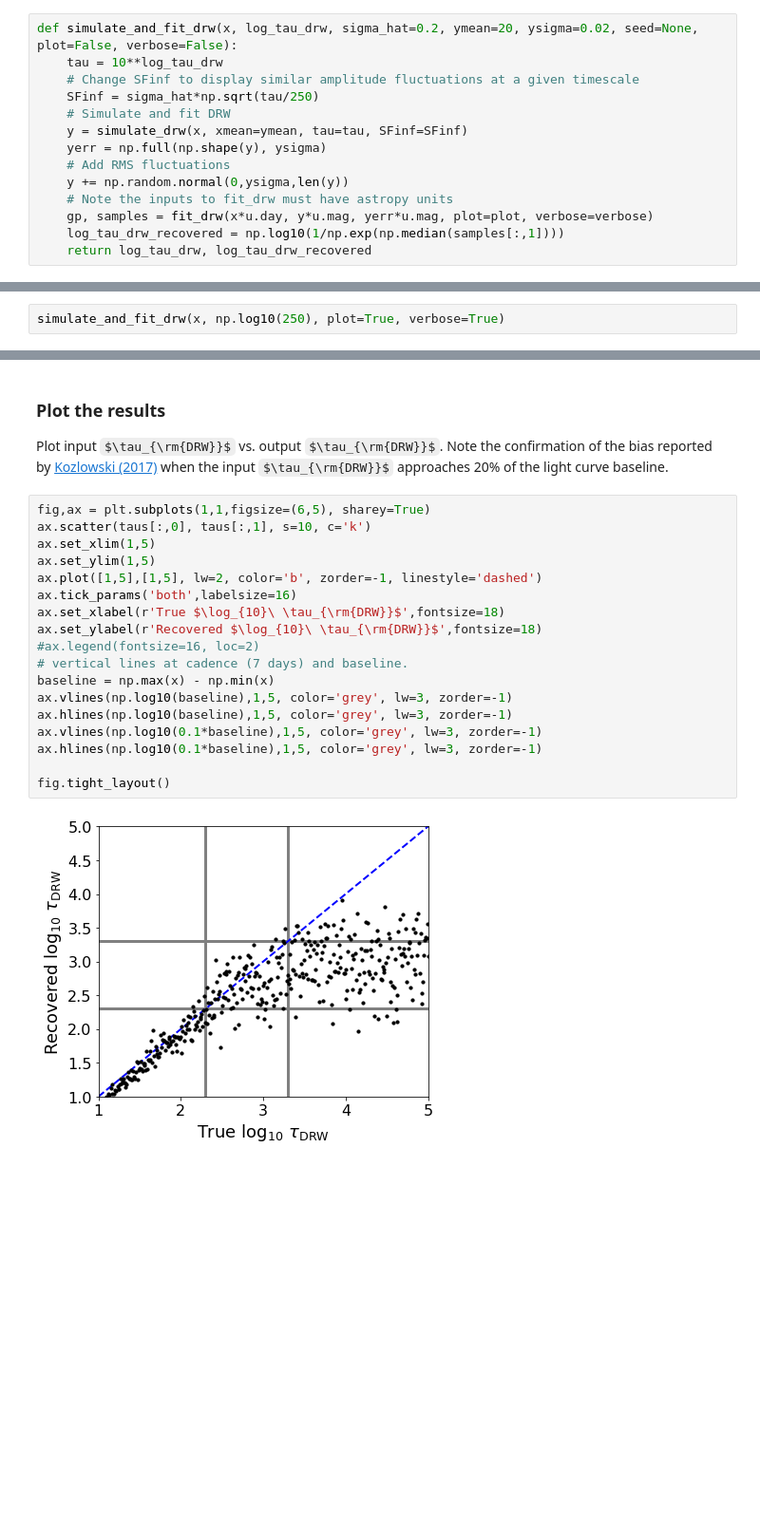
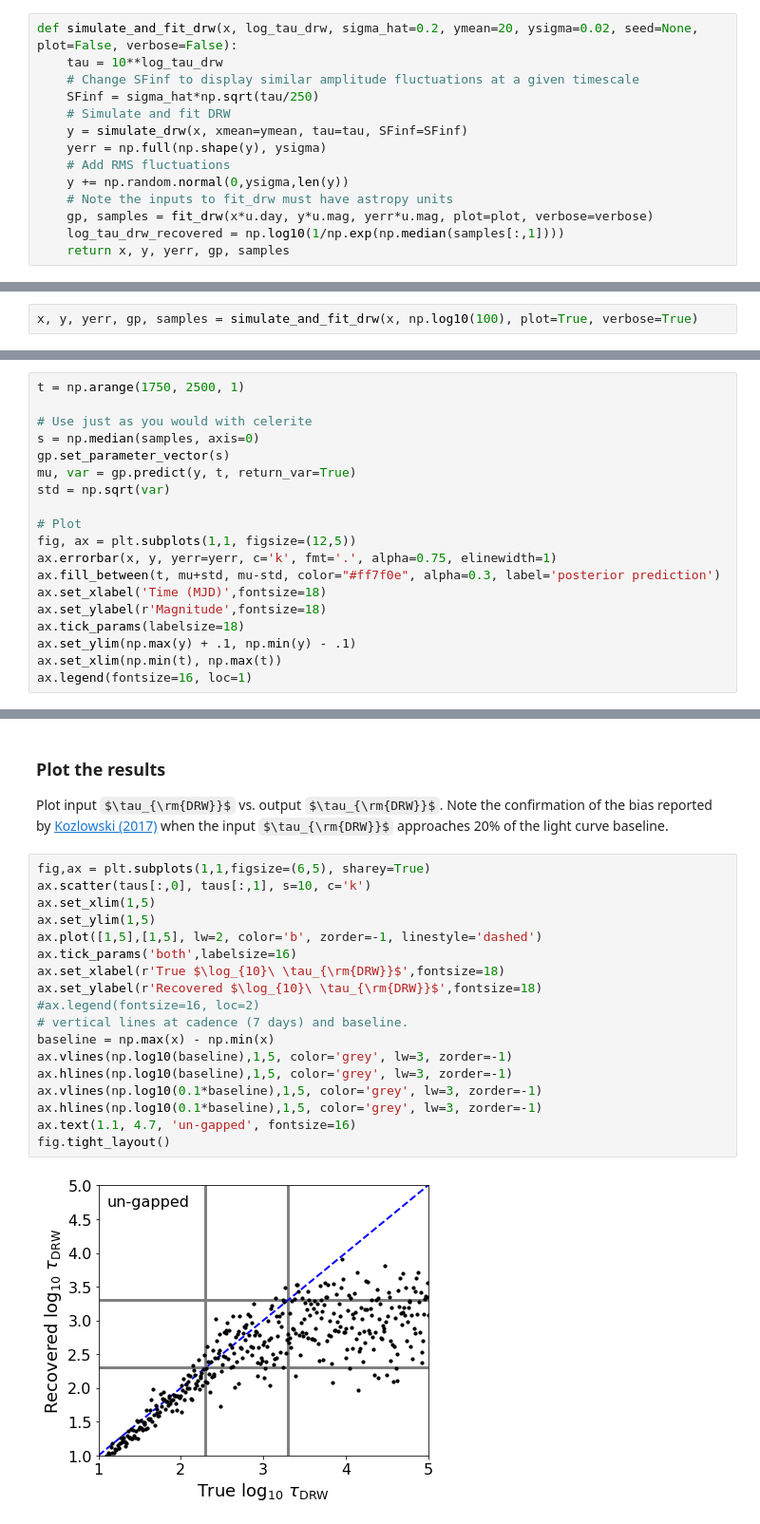
Before and after one commit to burke86/taufit, a Jupyter notebook: demo.ipynb, the cells around one changed output, grey strips where cells are left out. Shown at 95% size. Cells and saved outputs as stored; diff of their text form; some formulas as TeX source; blank space fills up the shorter version.

```diff
--- a/demo.ipynb
+++ b/demo.ipynb
@@ -44,5 +51,5 @@ def simulate_and_fit_drw(x, log_tau_drw, sigma_hat=0.2, ymean=20, ysigma=0.02, s
     # Note the inputs to fit_drw must have astropy units
     gp, samples = fit_drw(x*u.day, y*u.mag, yerr*u.mag, plot=plot, verbose=verbose)
     log_tau_drw_recovered = np.log10(1/np.exp(np.median(samples[:,1])))
-    return log_tau_drw, log_tau_drw_recovered
+    return x, y, yerr, gp, samples
 # %% [markdown]
@@ -50,3 +57,3 @@ Simulate $\tau_{\rm{DRW}}=250$ days:
 # %%
-simulate_and_fit_drw(x, np.log10(250), plot=True, verbose=True)
+x, y, yerr, gp, samples = simulate_and_fit_drw(x, np.log10(100), plot=True, verbose=True)
 # %% [output]
@@ -59,0 +91,19 @@ Running production...
+# %%
+t = np.arange(1750, 2500, 1)
+
+# Use just as you would with celerite
+s = np.median(samples, axis=0)
+gp.set_parameter_vector(s)
+mu, var = gp.predict(y, t, return_var=True)
+std = np.sqrt(var)
+
+# Plot
+fig, ax = plt.subplots(1,1, figsize=(12,5))
+ax.errorbar(x, y, yerr=yerr, c='k', fmt='.', alpha=0.75, elinewidth=1)
+ax.fill_between(t, mu+std, mu-std, color="#ff7f0e", alpha=0.3, label='posterior prediction')
+ax.set_xlabel('Time (MJD)',fontsize=18)
+ax.set_ylabel(r'Magnitude',fontsize=18)
+ax.tick_params(labelsize=18)
+ax.set_ylim(np.max(y) + .1, np.min(y) - .1)
+ax.set_xlim(np.min(t), np.max(t))
+ax.legend(fontsize=16, loc=1)
@@ -112,23 +181,23 @@ Plot input $\tau_{\rm{DRW}}$ vs. output $\tau_{\rm{DRW}}$. Note the confirmation
 # %%
 fig,ax = plt.subplots(1,1,figsize=(6,5), sharey=True)
 ax.scatter(taus[:,0], taus[:,1], s=10, c='k')
 ax.set_xlim(1,5)
 ax.set_ylim(1,5)
 ax.plot([1,5],[1,5], lw=2, color='b', zorder=-1, linestyle='dashed')
 ax.tick_params('both',labelsize=16)
 ax.set_xlabel(r'True $\log_{10}\ \tau_{\rm{DRW}}$',fontsize=18)
 ax.set_ylabel(r'Recovered $\log_{10}\ \tau_{\rm{DRW}}$',fontsize=18)
 #ax.legend(fontsize=16, loc=2)
 # vertical lines at cadence (7 days) and baseline.
 baseline = np.max(x) - np.min(x)
 ax.vlines(np.log10(baseline),1,5, color='grey', lw=3, zorder=-1)
 ax.hlines(np.log10(baseline),1,5, color='grey', lw=3, zorder=-1)
 ax.vlines(np.log10(0.1*baseline),1,5, color='grey', lw=3, zorder=-1)
 ax.hlines(np.log10(0.1*baseline),1,5, color='grey', lw=3, zorder=-1)
-
+ax.text(1.1, 4.7, 'un-gapped', fontsize=16)
 fig.tight_layout()
 # %% [output]
-[figure, old version]
+[figure, new version]
 # %%
 fig,ax = plt.subplots(1,1,figsize=(6,5), sharey=True)
 ax.scatter(taus[:,0], taus[:,2], s=10, c='k')
```
Also changed, not shown: parts of 15 cells of this notebook, 1 other file.
